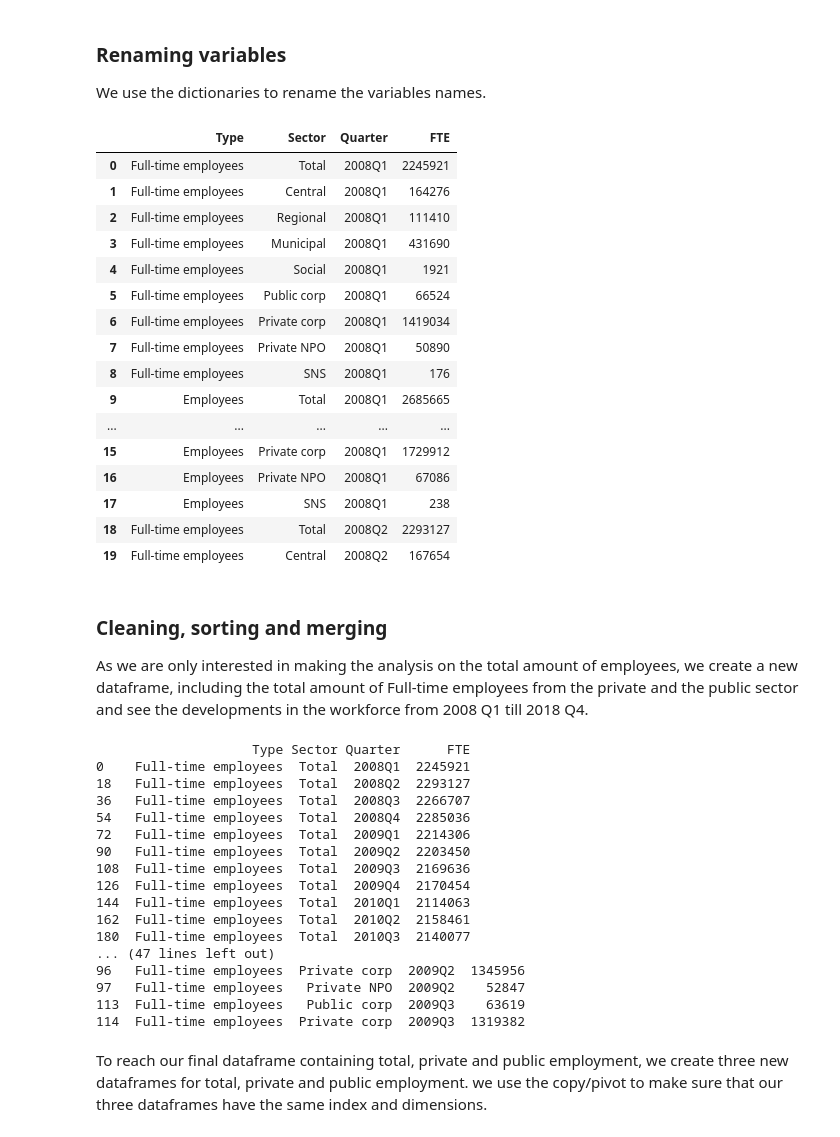
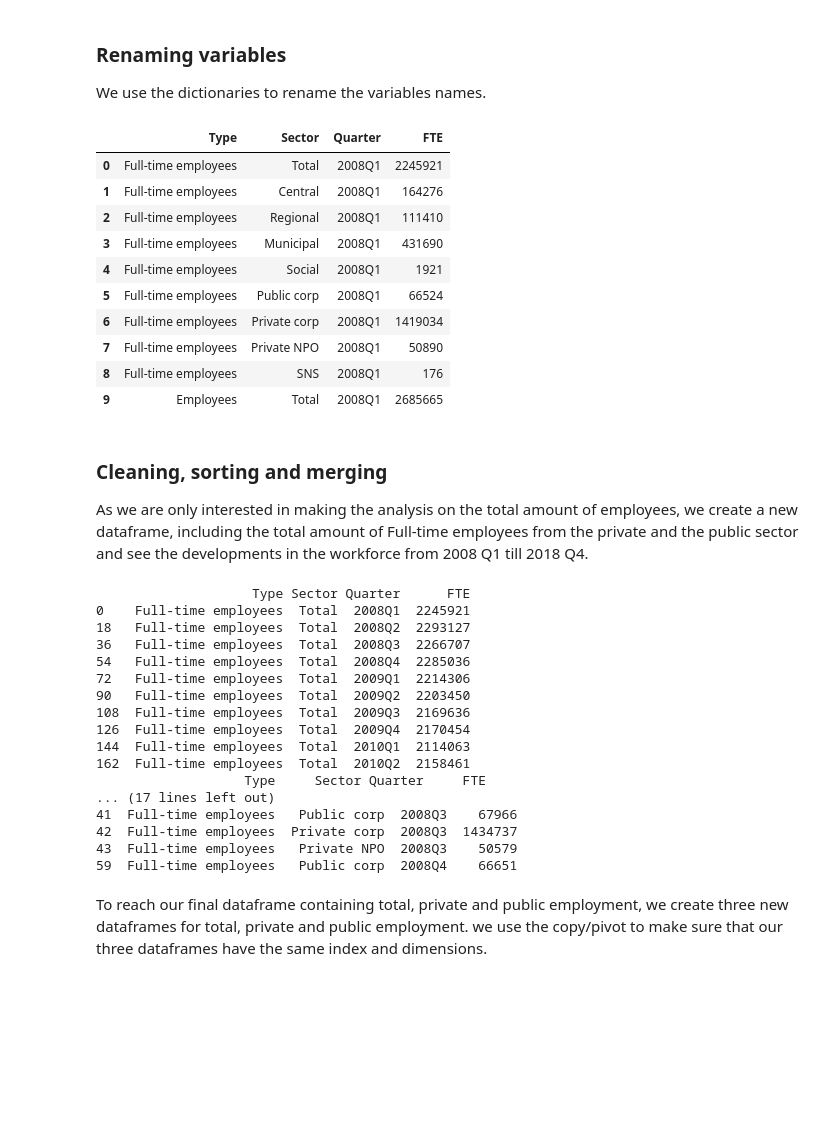
Before and after one commit to NumEconCopenhagen/projects-2019-nx31, a Jupyter notebook: dataproject/NX31_Data_Project.ipynb, the cells around one changed output. Drawn from its saved outputs; the diff is of its cells as text; code cells hidden in the pictures; blank space fills up the shorter version.

```diff
--- a/dataproject/NX31_Data_Project.ipynb
+++ b/dataproject/NX31_Data_Project.ipynb
@@ -339,28 +333,22 @@ We use the dictionaries to rename the variables names.
 # %%
 FTEP_raw.rename(columns = columns_dict3, inplace = True)
 
 for key, value in var_dict2.items():
     FTEP_raw.Sector.replace(key, value, inplace = True)
 
-FTEP_raw.head(20)
+FTEP_raw.head(10)
 # %% [output]
 |  | Type | Sector | Quarter | FTE |
 | 0 | Full-time employees | Total | 2008Q1 | 2245921 |
 | 1 | Full-time employees | Central | 2008Q1 | 164276 |
 | 2 | Full-time employees | Regional | 2008Q1 | 111410 |
 | 3 | Full-time employees | Municipal | 2008Q1 | 431690 |
 | 4 | Full-time employees | Social | 2008Q1 | 1921 |
 | 5 | Full-time employees | Public corp | 2008Q1 | 66524 |
 | 6 | Full-time employees | Private corp | 2008Q1 | 1419034 |
 | 7 | Full-time employees | Private NPO | 2008Q1 | 50890 |
 | 8 | Full-time employees | SNS | 2008Q1 | 176 |
 | 9 | Employees | Total | 2008Q1 | 2685665 |
-| ... | ... | ... | ... | ... |
-| 15 | Employees | Private corp | 2008Q1 | 1729912 |
-| 16 | Employees | Private NPO | 2008Q1 | 67086 |
-| 17 | Employees | SNS | 2008Q1 | 238 |
-| 18 | Full-time employees | Total | 2008Q2 | 2293127 |
-| 19 | Full-time employees | Central | 2008Q2 | 167654 |
 # %% [markdown]
 ### Cleaning, sorting and merging
 
@@ -371,9 +359,9 @@ FTEG2 = FTEP_raw[(FTEP_raw['Type'] == 'Full-time employees') & (FTEP_raw['Sector
 FTEP2 = FTEP_raw[(FTEP_raw['Type'] == 'Full-time employees') & (FTEP_raw['Sector'] == 'Private corp') + (FTEP_raw['Sector'] == 'Public corp') + (FTEP_raw['Sector'] == 'Private NPO')]
 # The above lines, create 3 dataframes by selecting only the data we need, FTEs and split it in 3, Public, Private and Total workforce.
 
-print(FTE2.head(20))
-print(FTEG2.head(20))
-print(FTEP2.head(20))
+print(FTE2.head(10))
+print(FTEG2.head(10))
+print(FTEP2.head(10))
 # %% [output]
                     Type Sector Quarter      FTE
 0    Full-time employees  Total  2008Q1  2245921
@@ -386,12 +374,12 @@ print(FTEP2.head(20))
 126  Full-time employees  Total  2009Q4  2170454
 144  Full-time employees  Total  2010Q1  2114063
 162  Full-time employees  Total  2010Q2  2158461
-180  Full-time employees  Total  2010Q3  2140077
-... (47 lines left out)
-96   Full-time employees  Private corp  2009Q2  1345956
-97   Full-time employees   Private NPO  2009Q2    52847
-113  Full-time employees   Public corp  2009Q3    63619
-114  Full-time employees  Private corp  2009Q3  1319382
+                   Type     Sector Quarter     FTE
+... (17 lines left out)
+41  Full-time employees   Public corp  2008Q3    67966
+42  Full-time employees  Private corp  2008Q3  1434737
+43  Full-time employees   Private NPO  2008Q3    50579
+59  Full-time employees   Public corp  2008Q4    66651
 # %% [markdown]
 To reach our final dataframe containing total, private and public employment, we create three new dataframes for total, private and public employment.
 we use the copy/pivot to make sure that our three dataframes have the same index and dimensions.
```
Also changed, not shown: parts of 1 cell of this notebook.
